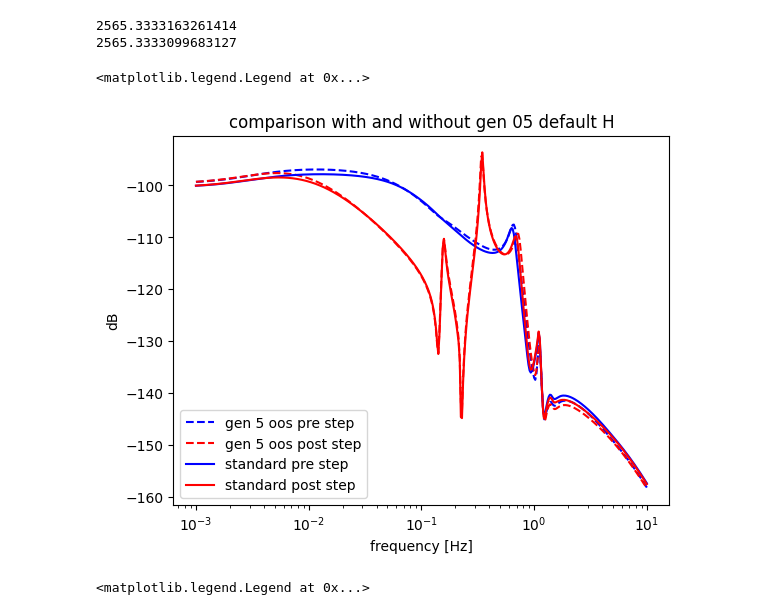
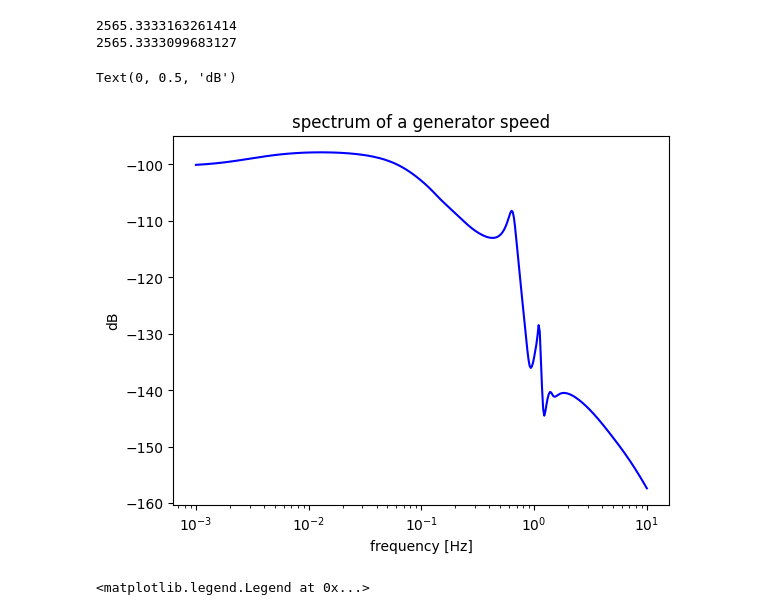
Before and after one commit to Ale20BruMalaussen/ai-pf, a Jupyter notebook: file analyzer.ipynb, the cells around one changed output. Cells and saved outputs as stored; diff of their text form; code cells hidden in the pictures.

```diff
--- a/file analyzer.ipynb
+++ b/file analyzer.ipynb
@@ -23,18 +51,18 @@ print(data_g5oos_pre['Mtot'])
 2565.3333163261414
 2565.3333099683127
 # %%
-plt.semilogx(data_g5oos_pre['F'], 20*np.log10(np.abs(data_g5oos_pre['TF'][0,:,0])), '--b', label = 'gen 5 oos pre step')
-plt.semilogx(data_g5oos_post['F'], 20*np.log10(np.abs(data_g5oos_post['TF'][0,:,0])), '--r', label = 'gen 5 oos post step')
+# plt.semilogx(data_g5oos_pre['F'], 20*np.log10(np.abs(data_g5oos_pre['TF'][0,:,0])), '--b', label = 'gen 5 oos pre step')
+# plt.semilogx(data_g5oos_post['F'], 20*np.log10(np.abs(data_g5oos_post['TF'][0,:,0])), '--r', label = 'gen 5 oos post step')
 
 plt.semilogx(data_norm_pre['F'], 20*np.log10(np.abs(data_norm_pre['TF'][0,:,0])), linestyle = '-', color = 'b', label = 'standard pre step')
-plt.semilogx(data_norm_post['F'], 20*np.log10(np.abs(data_norm_post['TF'][0,:,0])), linestyle = '-', color = 'r',label = 'standard post step')
-plt.title('comparison with and without gen 05 default H')
+#plt.semilogx(data_norm_post['F'], 20*np.log10(np.abs(data_norm_post['TF'][0,:,0])), linestyle = '-', color = 'r',label = 'standard post step')
+plt.title('spectrum of a generator speed')
 plt.xlabel('frequency [Hz]')
 plt.ylabel('dB')
-plt.legend()
+#plt.legend()
 # %% [output]
-<matplotlib.legend.Legend at 0x...>
+Text(0, 0.5, 'dB')
-[figure, old version]
+[figure, new version]
 # %%
 plt.semilogx(data_g5oos_low_h_pre['F'], 20*np.log10(np.abs(data_g5oos_low_h_pre['TF'][0,:,0])), '--b', label='gen 5 oos pre step')
 plt.semilogx(data_g5oos_low_h_post['F'], 20*np.log10(np.abs(data_g5oos_low_h_post['TF'][0,:,0])),'--r', label = 'gen 5 oos post step')
```
Also changed, not shown: parts of 7 cells of this notebook, 3 other files.
